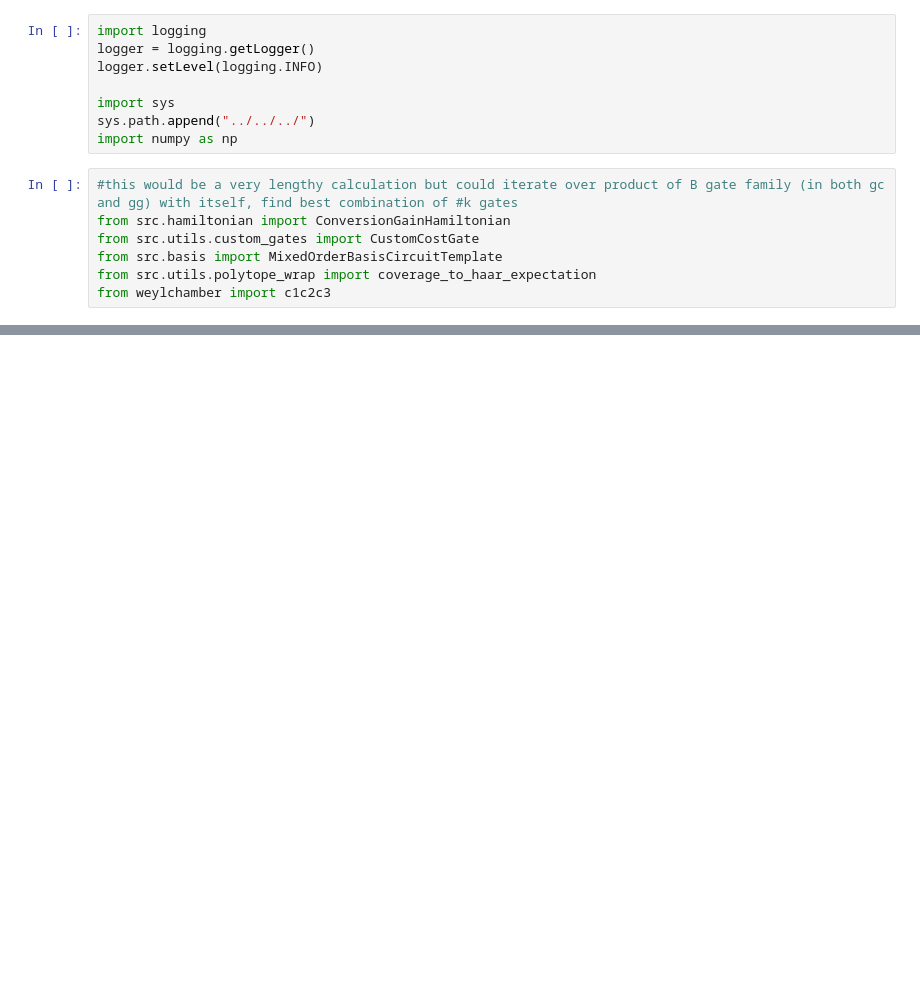
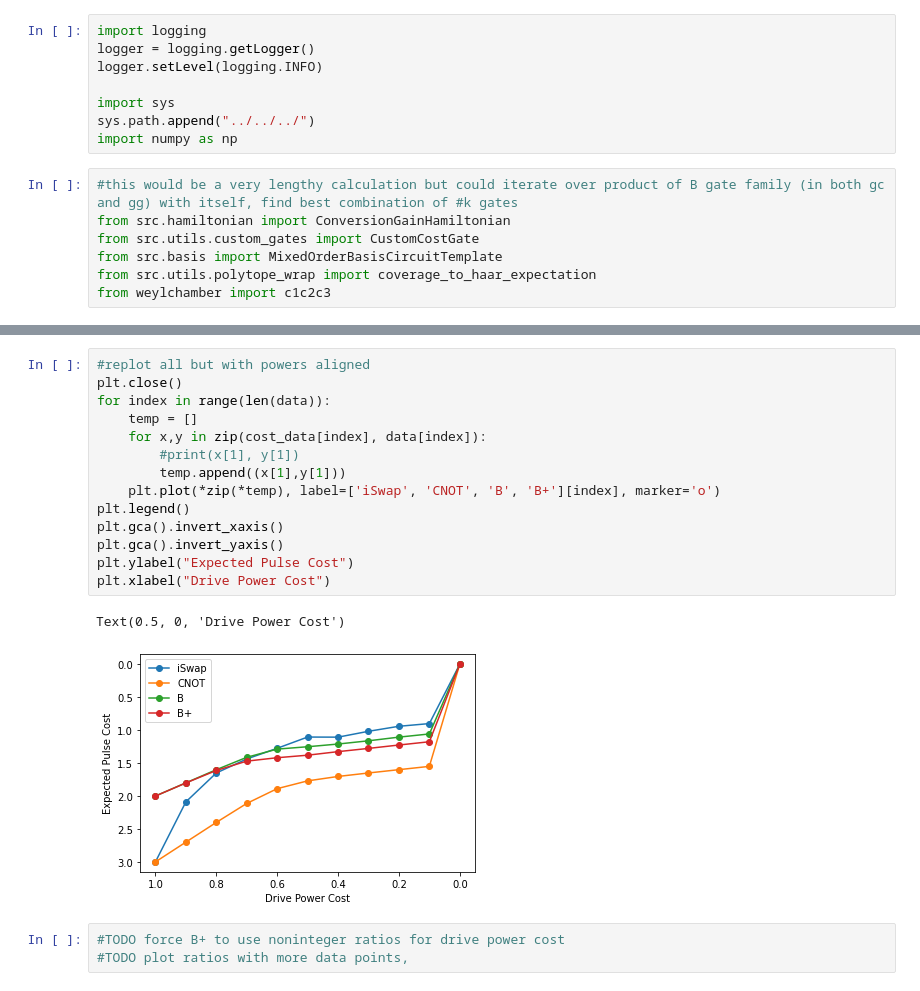
Before and after one commit to Pitt-JonesLab/slam_decomposition, a Jupyter notebook: src/scripts/gate_exploration/fractional_asymptote.ipynb, the cells around one changed output, grey strips where cells are left out. Cells and saved outputs as stored; diff of their text form; blank space fills up the shorter version.

```diff
--- a/src/scripts/gate_exploration/fractional_asymptote.ipynb
+++ b/src/scripts/gate_exploration/fractional_asymptote.ipynb
@@ -15,0 +120,20 @@ from weylchamber import c1c2c3
+# %%
+#replot all but with powers aligned
+plt.close()
+for index in range(len(data)):
+    temp = []
+    for x,y in zip(cost_data[index], data[index]):
+        #print(x[1], y[1])
+        temp.append((x[1],y[1]))
+    plt.plot(*zip(*temp), label=['iSwap', 'CNOT', 'B', 'B+'][index], marker='o')
+plt.legend()
+plt.gca().invert_xaxis()
+plt.gca().invert_yaxis()
+plt.ylabel("Expected Pulse Cost")
+plt.xlabel("Drive Power Cost")
+# %% [output]
+Text(0.5, 0, 'Drive Power Cost')
+[figure, added]
+# %%
+#TODO force B+ to use noninteger ratios for drive power cost
+#TODO plot ratios with more data points,
```
Also changed, not shown: parts of 9 cells of this notebook, 16 other files.
